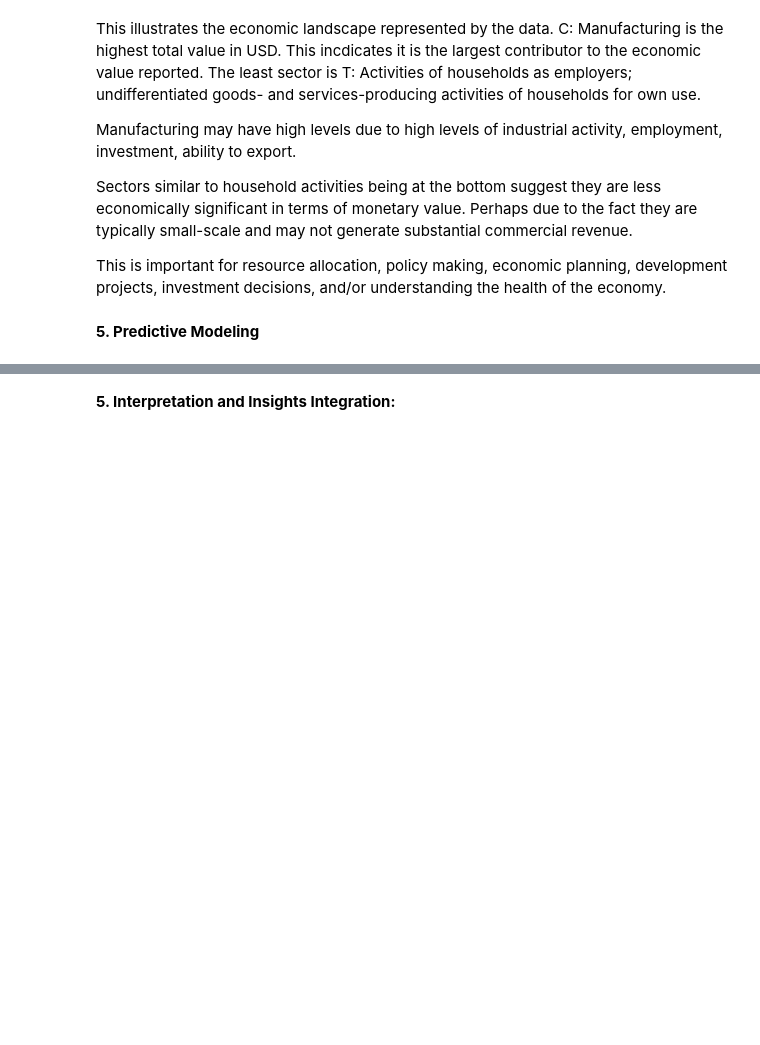
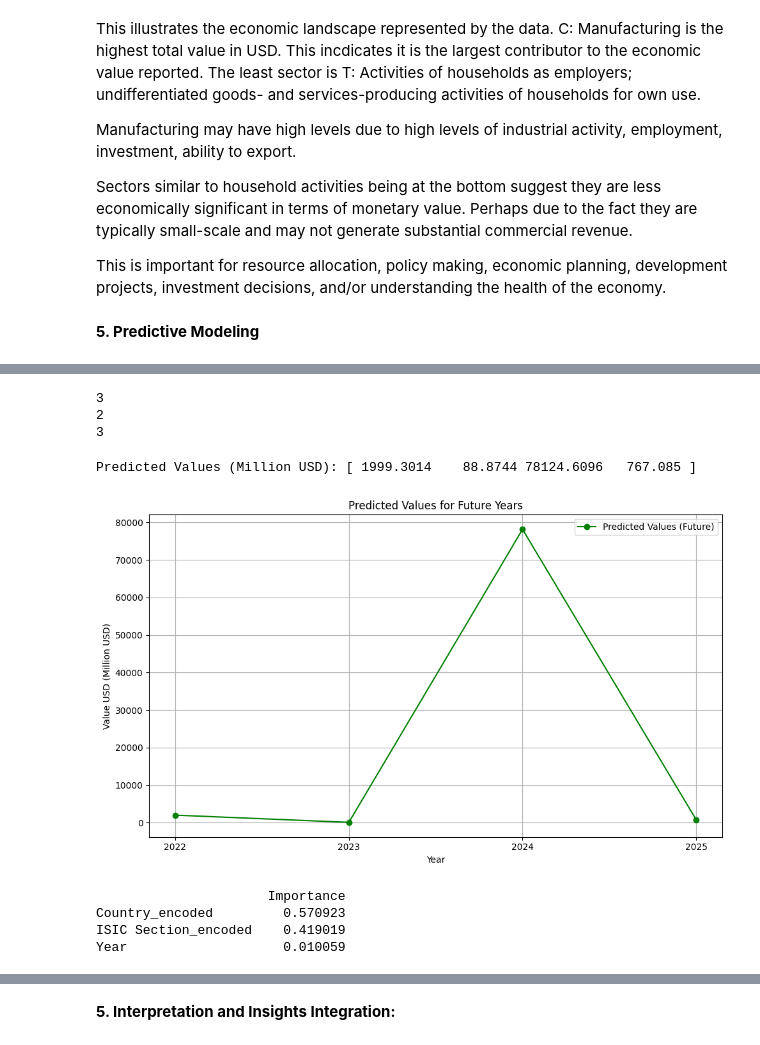
Before and after one commit to klbailey/ADA, a Jupyter notebook: Capstone.ipynb, the cells around one changed output, grey strips where cells are left out. Cells and saved outputs as stored; diff of their text form; code cells hidden in the pictures; blank space fills up the shorter version.

Commit message:
Work on predictions

```diff
--- a/Capstone.ipynb
+++ b/Capstone.ipynb
@@ -1639,0 +1300,58 @@ These predictions are potential future trends for the 3 countries in terms of ec
+# %%
+print(len(new_data['Country_encoded']))
+print(len(new_data['Year']))
+print(len(new_data['ISIC Section_encoded']))
+# %% [output]
+3
+2
+3
+# %%
+# Example years beyond 2021 for prediction
+future_years = np.arange(2022, 2026)  # Adjust based on the years you want to predict
+
+# Example new data for prediction
+new_data = {
+    'Country_encoded': [0, 1, 2, 0],  # Example encoded values for countries in new data (adjust as per your encoded values)
+    'Year': future_years,  # Adjust the years to match the length of Country_encoded and ISIC Section_encoded
+    'ISIC Section_encoded': [0, 1, 2, 1]  # Example encoded values for ISIC sections in new data (adjust as per your encoded values)
+}
+
+# Ensure all arrays in new_data have the same length
+length_check = len(new_data['Country_encoded']) == len(new_data['Year']) == len(new_data['ISIC Section_encoded'])
+if not length_check:
+    raise ValueError("All arrays in new_data must be of the same length")
+
+# Convert new_data into a DataFrame
+new_data_df = pd.DataFrame(new_data)
+
+# Predict using the best model (best_forest)
+predicted_values_future = best_forest.predict(new_data_df)
+
+# Print predicted values for verification
+print("Predicted Values (Million USD):", predicted_values_future)
+
+# Plotting predicted values for future years only
+plt.figure(figsize=(10, 6))
+plt.plot(future_years, predicted_values_future, marker='o', linestyle='-', color='g', label='Predicted Values (Future)')
+plt.title('Predicted Values for Future Years')
+plt.xlabel('Year')
+plt.ylabel('Value USD (Million USD)')
+plt.xticks(future_years)
+plt.legend()
+plt.grid(True)
+plt.tight_layout()
+plt.show()
+# %% [output]
+Predicted Values (Million USD): [ 1999.3014    88.8744 78124.6096   767.085 ]
+[figure, added]
+# %%
+# Get feature importances
+importances = best_forest.feature_importances_
+feature_names = predictors
+feature_importances = pd.DataFrame(importances, index=feature_names, columns=['Importance']).sort_values('Importance', ascending=False)
+print(feature_importances)
+# %% [output]
+                      Importance
+Country_encoded         0.570923
+ISIC Section_encoded    0.419019
+Year                    0.010059
```
Also changed, not shown: parts of 31 cells of this notebook.
